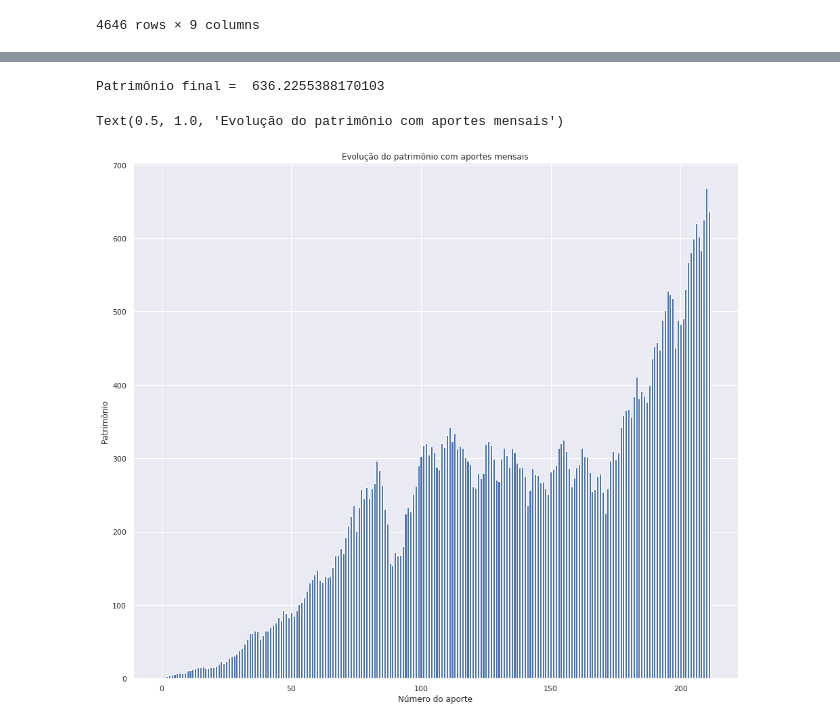
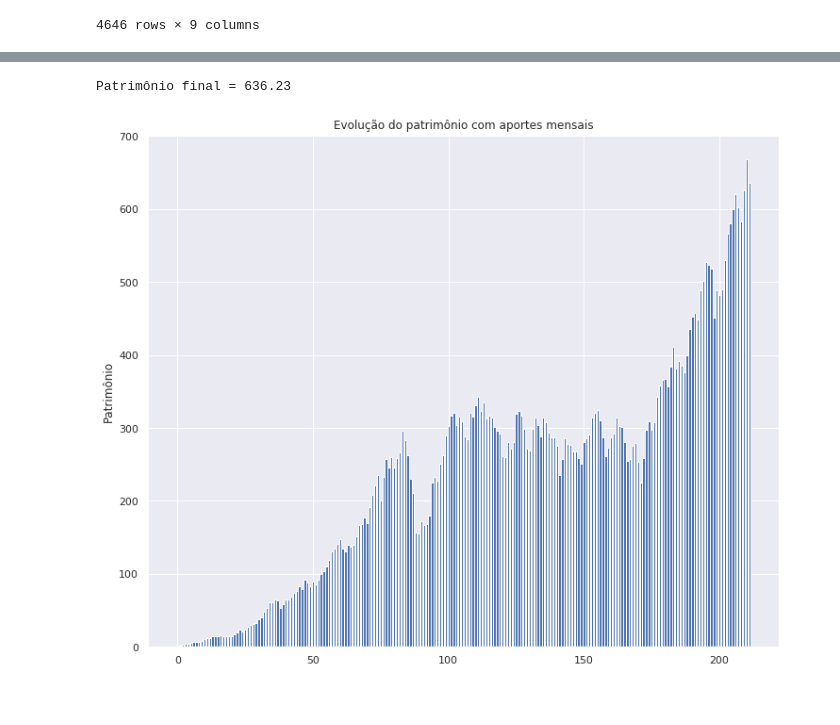
Before and after one commit to georgegondim/misc, a Jupyter notebook: finances/ibov.ipynb, the cells around one changed output, grey strips where cells are left out. Saved outputs shown, nothing was run; the diff lists cells and outputs as text; code cells hidden in the pictures.

```diff
--- a/finances/ibov.ipynb
+++ b/finances/ibov.ipynb
@@ -8,7 +8,7 @@ import math
 sns.set()
 
 %matplotlib inline
-plt.rcParams['figure.figsize'] = (16.0, 14) # set default size of plots
+plt.rcParams['figure.figsize'] = (12.0, 10) # set default size of plots
 plt.rcParams['image.interpolation'] = 'nearest'
 plt.rcParams['image.cmap'] = 'gray'
 
@@ -67,25 +60,27 @@ Text(0.5, 1.0, 'Evolução do IBOV')
 # %%
 monthly = df.Price.values.copy()[::-1]
-dates = df.Date.values.copy()[::-1]
-
 monthly = monthly[::22]
 
 patrimony_monthly = [1]
 
 for i in range(1, len(monthly)):
     perf = (monthly[i] - monthly[i - 1]) / monthly[i - 1]
     patrimony_monthly.append(patrimony_monthly[i - 1] * (1 + perf))
     patrimony_monthly[-1] += 1
 
-print('Patrimônio final = ', patrimony_monthly[-1])
+print('Patrimônio final = {:.2f}'.format(patrimony_monthly[-1]))
 plt.bar(np.array(list(range(len(patrimony_monthly)))), patrimony_monthly, align='center')
 plt.ylabel('Patrimônio')
-plt.xlabel('Número do aporte')
 plt.title('Evolução do patrimônio com aportes mensais')
+
+pos = list(range(0, len(patrimony_monthly), 44)).append(len(patrimony_monthly))
+ticks = list(dates[::44]).append(dates[-1])
+
+plt.xticks(pos, dates[::44])
+plt.show()
 # %% [output]
-Patrimônio final =  636.2255388170103
+Patrimônio final = 636.23
-Text(0.5, 1.0, 'Evolução do patrimônio com aportes mensais')
-[figure, old version]
+[figure, new version]
 # %%
 
 lows = df.min_price.values.copy()[::-1]
```
Also changed, not shown: parts of 3 cells of this notebook.
